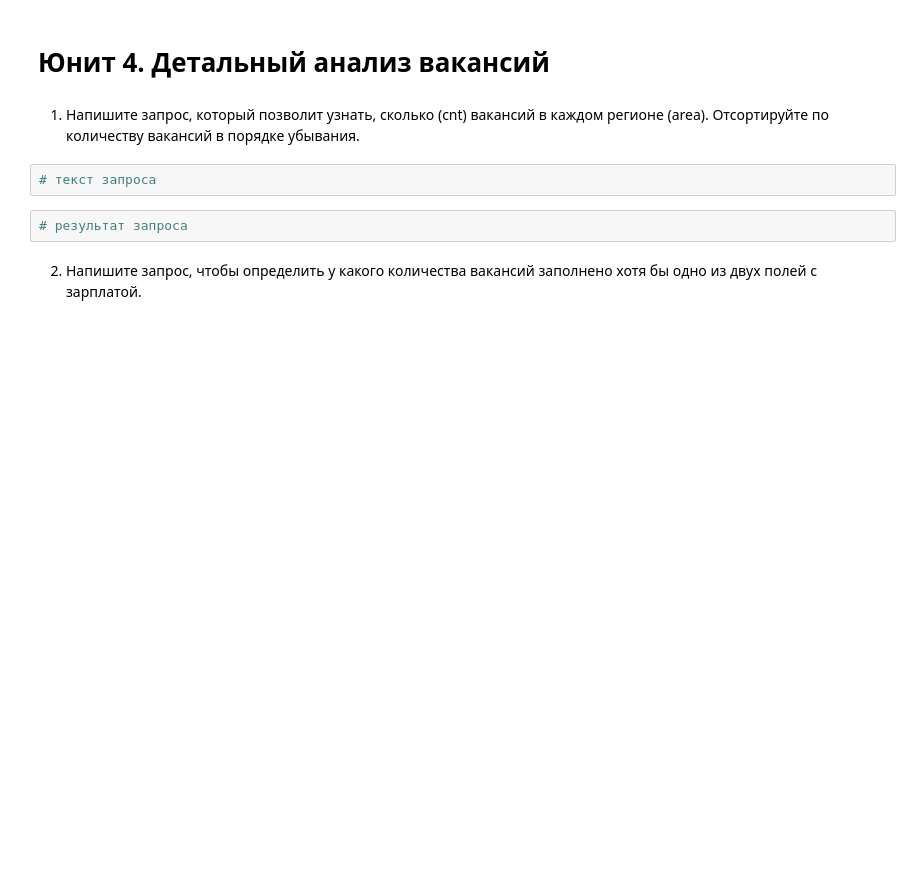
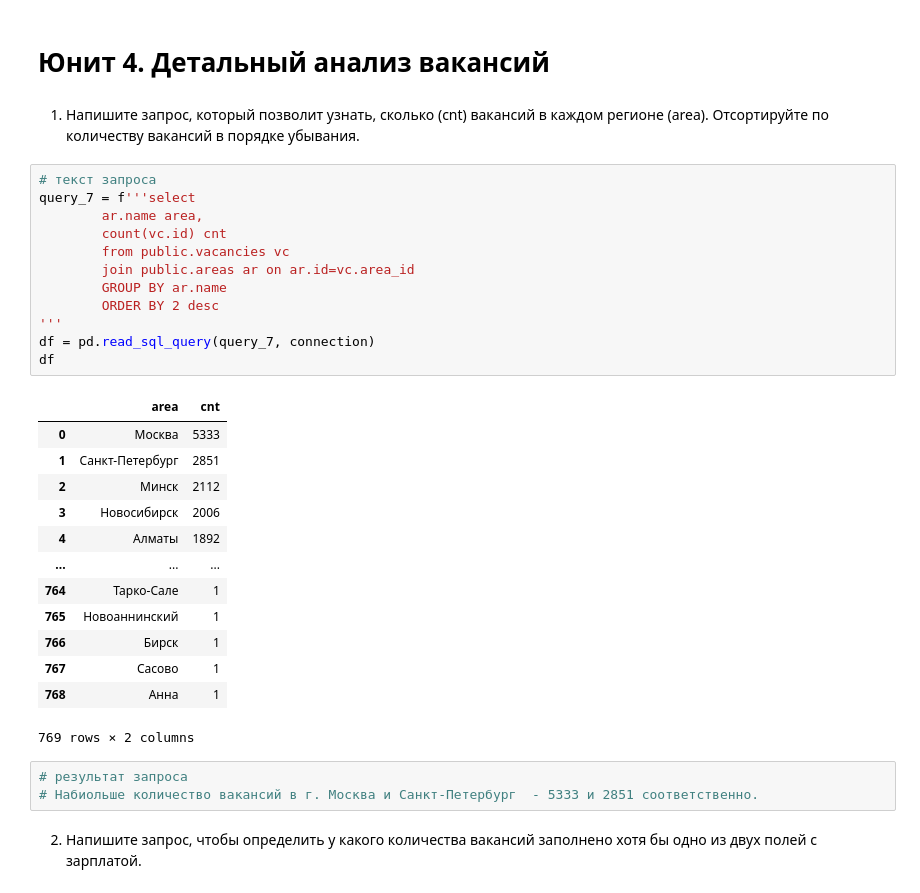
Before and after one commit to NikolayRevenkov/SF_DS, a Jupyter notebook: Project_2/Project_2.ipynb, the cells around one changed output. Cells and saved outputs as stored; diff of their text form; blank space fills up the shorter version.

```diff
--- a/Project_2/Project_2.ipynb
+++ b/Project_2/Project_2.ipynb
@@ -88,8 +90,33 @@ df
 Отсортируйте по количеству вакансий в порядке убывания.
 # %%
 # текст запроса
+query_7 = f'''select
+        ar.name area,
+        count(vc.id) cnt
+        from public.vacancies vc
+        join public.areas ar on ar.id=vc.area_id
+        GROUP BY ar.name
+        ORDER BY 2 desc
+'''
+df = pd.read_sql_query(query_7, connection)
+df
+# %% [output]
+|  | area | cnt |
+| 0 | Москва | 5333 |
+| 1 | Санкт-Петербург | 2851 |
+| 2 | Минск | 2112 |
+| 3 | Новосибирск | 2006 |
+| 4 | Алматы | 1892 |
+| ... | ... | ... |
+| 764 | Тарко-Сале | 1 |
+| 765 | Новоаннинский | 1 |
+| 766 | Бирск | 1 |
+| 767 | Сасово | 1 |
+| 768 | Анна | 1 |
+769 rows × 2 columns
 # %%
 # результат запроса
+# Набиольше количество вакансий в г. Москва и Санкт-Петербург  - 5333 и 2851 соответственно.
 # %% [markdown]
 2. Напишите запрос, чтобы определить у какого количества вакансий заполнено хотя бы одно из двух полей с зарплатой.
 # %%
```
Also changed, not shown: parts of 5 cells of this notebook.
